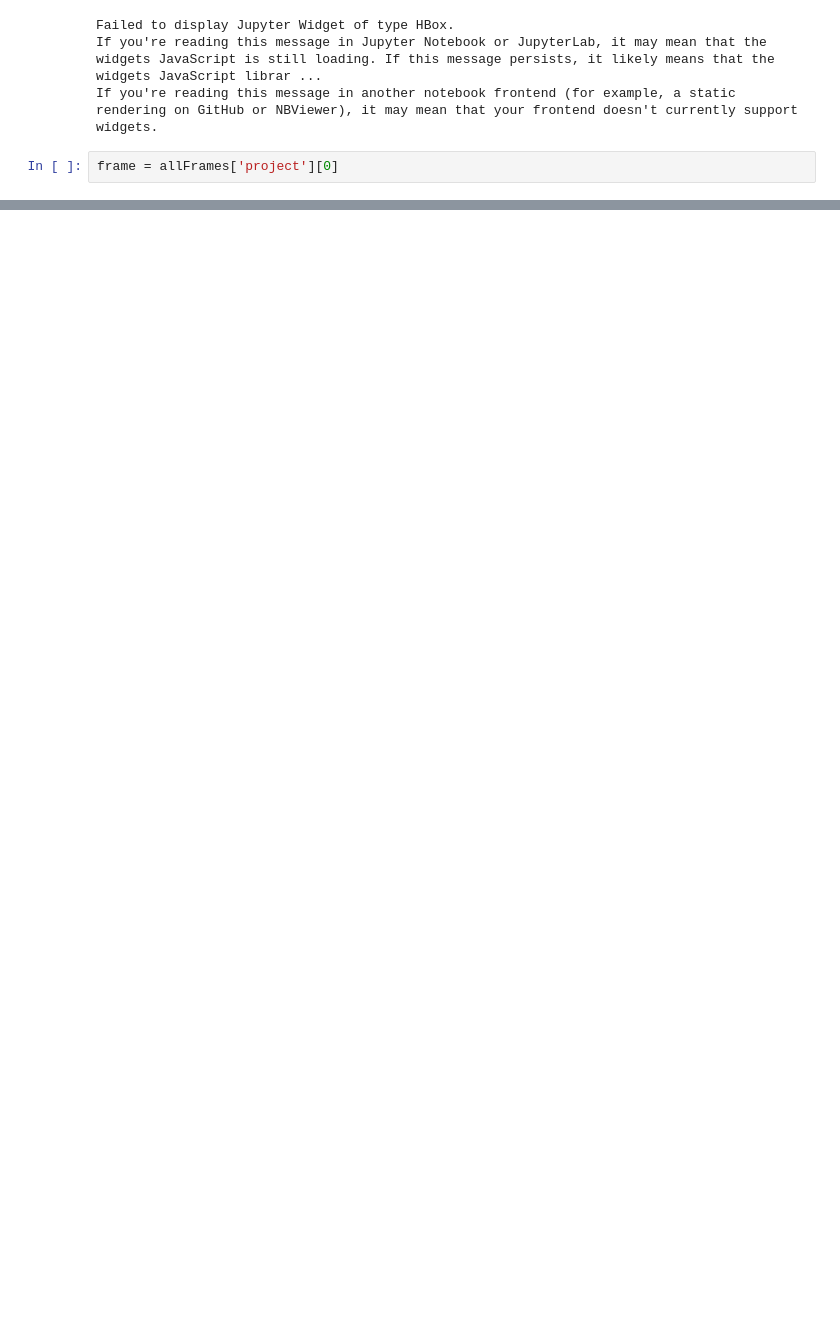
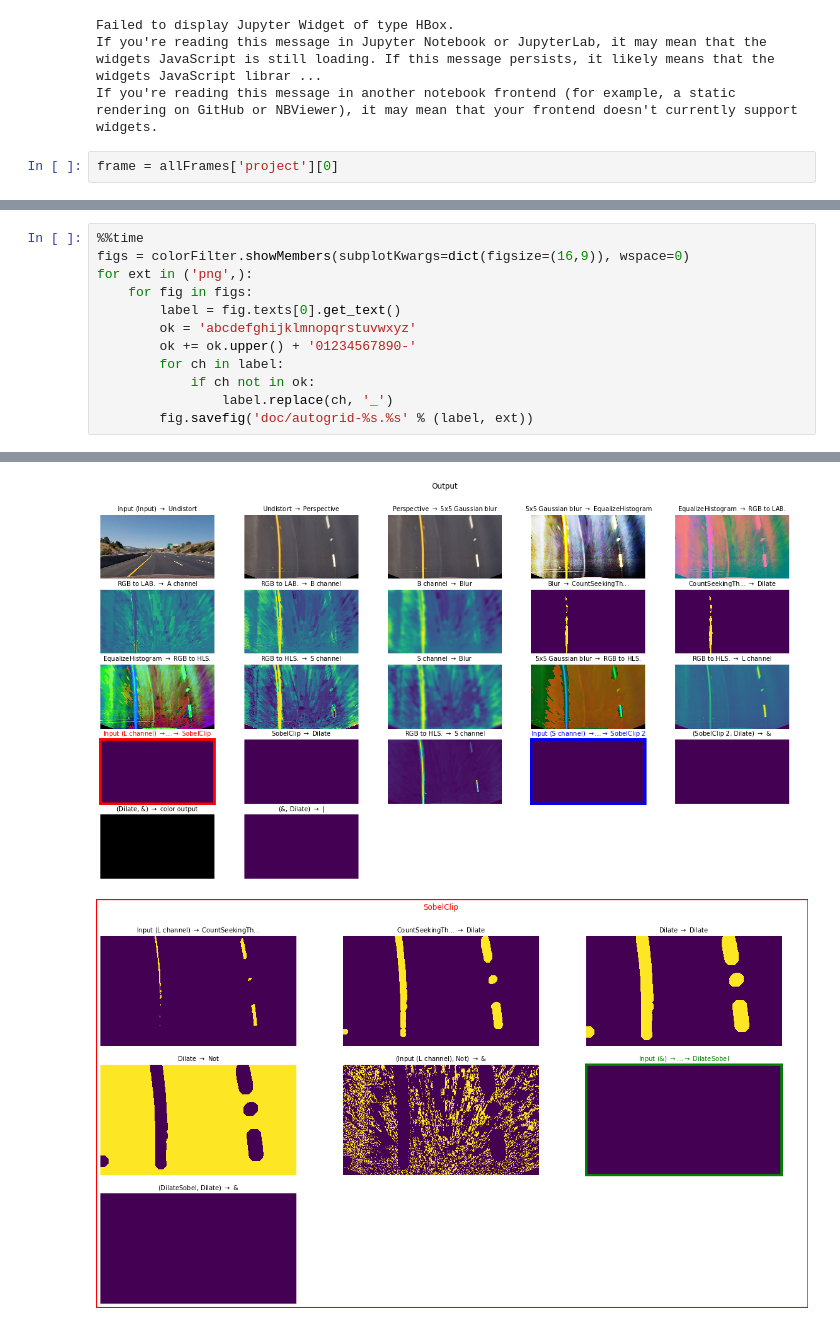
Before and after one commit to tsbertalan/laneLines, a Jupyter notebook: cvflow for regression.ipynb, the cells around one changed output, grey strips where cells are left out. Cells and saved outputs as stored; diff of their text form; blank space fills up the shorter version.

```diff
--- a/cvflow for regression.ipynb
+++ b/cvflow for regression.ipynb
@@ -36,0 +33,13 @@ cf.misc.show(laneFinder.draw(frame));
+# %%
+%%time
+figs = colorFilter.showMembers(subplotKwargs=dict(figsize=(16,9)), wspace=0)
+for ext in ('png',):
+    for fig in figs:
+        label = fig.texts[0].get_text()
+        ok = 'abcdefghijklmnopqrstuvwxyz'
+        ok += ok.upper() + '01234567890-'
+        for ch in label:
+            if ch not in ok:
+                label.replace(ch, '_')
+        fig.savefig('doc/autogrid-%s.%s' % (label, ext))
+# %% [output]
@@ -36,0 +48,2 @@ cf.misc.show(laneFinder.draw(frame));
+[figure, added]
+[figure, added]
```
Also changed, not shown: parts of 20 cells of this notebook, 5 other files.
